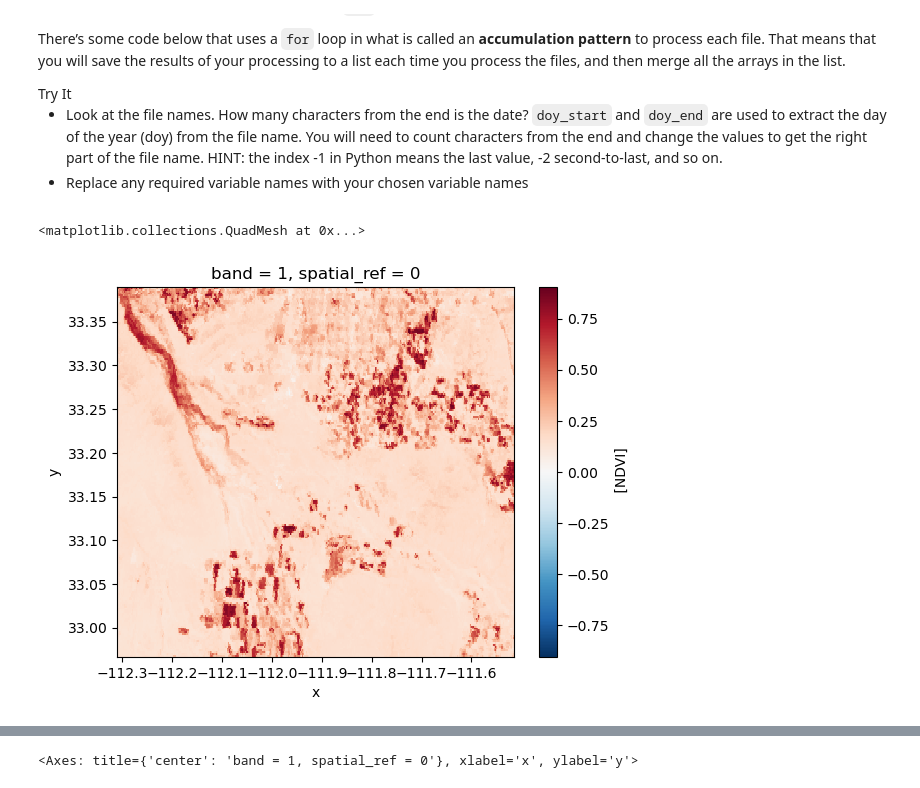
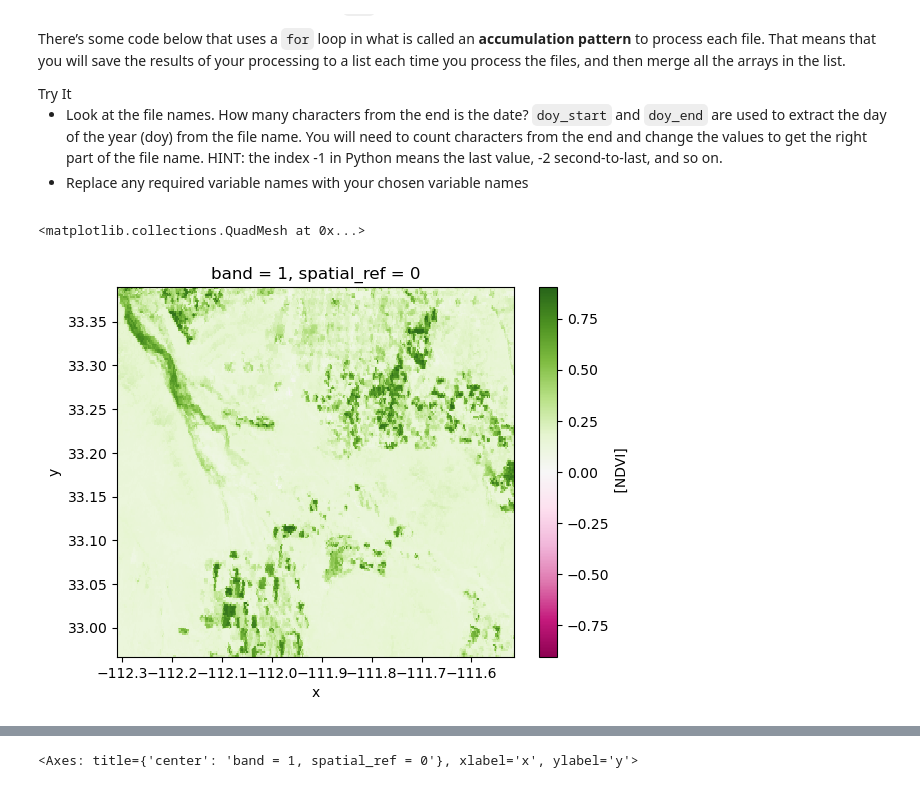
Before and after one commit to cu-esiil-edu/04-vegetation-ESIILtest24, a Jupyter notebook: notebooks/vegetation-02-wrangle.ipynb, the cells around one changed output, grey strips where cells are left out. Drawn from its saved outputs; the diff is of its cells as text; code cells hidden in the pictures.

```diff
--- a/notebooks/vegetation-02-wrangle.ipynb
+++ b/notebooks/vegetation-02-wrangle.ipynb
@@ -164,6 +109,6 @@ names</li>
 # %%
 # Plot 1st and last .tif image
-rxr.open_rasterio(ndvi_paths[0], mask_and_scale=True).squeeze().plot()
+rxr.open_rasterio(ndvi_paths[0], mask_and_scale=True).squeeze().plot(cmap=plt.cm.PiYG)
 # %% [output]
 <matplotlib.collections.QuadMesh at 0x...>
-[figure, old version]
+[figure, new version]
```
Also changed, not shown: parts of 6 cells of this notebook.
